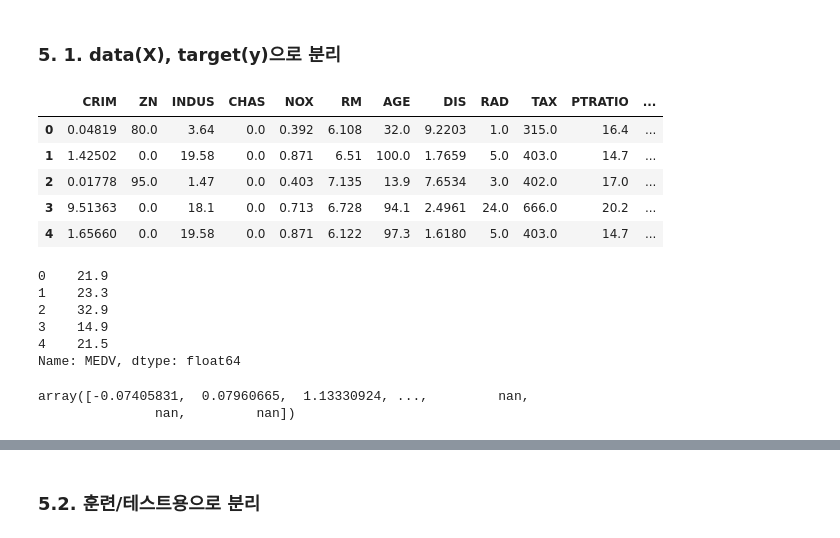
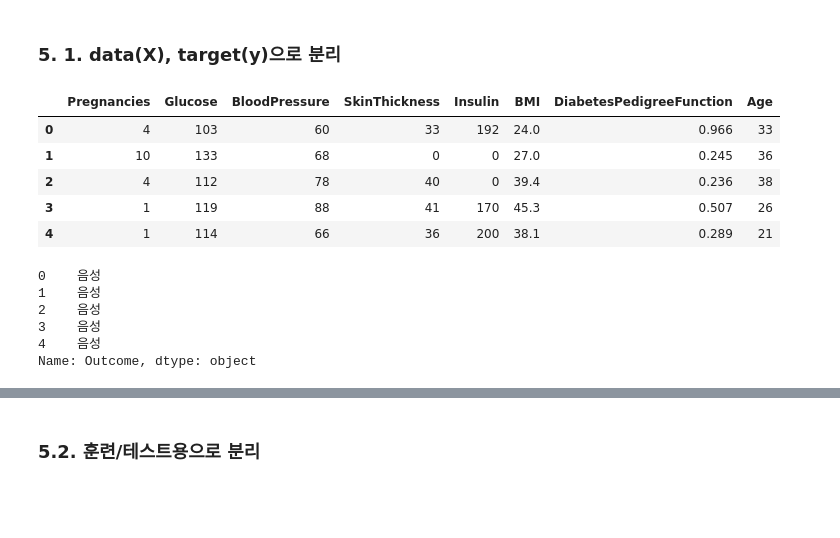
Before and after one commit to mnJ00/Data, a Jupyter notebook: 02_01_Artificial_Neural_Network(예측모델)_pynb.ipynb, the cells around one changed output, grey strips where cells are left out. Cells and saved outputs as stored; diff of their text form; code cells hidden in the pictures; blank space fills up the shorter version.

```diff
--- a/02_01_Artificial_Neural_Network(예측모델)_pynb.ipynb
+++ b/02_01_Artificial_Neural_Network(예측모델)_pynb.ipynb
@@ -109,4 +113,5 @@ Index(['ID', 'CRIM', 'ZN', 'INDUS', 'CHAS', 'NOX', 'RM', 'AGE', 'DIS', 'RAD',
 # %% [markdown]
 ### 3. 1. 필요없는 변수 제거
 # %%
-train = train.drop('ID', axis=1)
+train = train.drop(['ID'], axis =1)
+train
@@ -116,0 +134,3 @@ train = train.drop('ID', axis=1)
+# %%
+train["Outcome"] = train["Outcome"].replace([1,0], ["양성", "음성"])
+train.head()
@@ -217,31 +214,22 @@ for col in categorical_features:
 ### 5. 1. data(X), target(y)으로 분리
 # %%
 ## X값 추출
-X = train.drop(["ID", "MEDV"], axis =1)
+X = train.drop(["Outcome"], axis =1)
 X.head()
 # %% [output]
-|  | CRIM | ZN | INDUS | CHAS | NOX | RM | AGE | DIS | RAD | TAX | PTRATIO | ... |
-| 0 | 0.04819 | 80.0 | 3.64 | 0.0 | 0.392 | 6.108 | 32.0 | 9.2203 | 1.0 | 315.0 | 16.4 | ... |
-| 1 | 1.42502 | 0.0 | 19.58 | 0.0 | 0.871 | 6.51 | 100.0 | 1.7659 | 5.0 | 403.0 | 14.7 | ... |
-| 2 | 0.01778 | 95.0 | 1.47 | 0.0 | 0.403 | 7.135 | 13.9 | 7.6534 | 3.0 | 402.0 | 17.0 | ... |
-| 3 | 9.51363 | 0.0 | 18.1 | 0.0 | 0.713 | 6.728 | 94.1 | 2.4961 | 24.0 | 666.0 | 20.2 | ... |
-| 4 | 1.65660 | 0.0 | 19.58 | 0.0 | 0.871 | 6.122 | 97.3 | 1.6180 | 5.0 | 403.0 | 14.7 | ... |
+|  | Pregnancies | Glucose | BloodPressure | SkinThickness | Insulin | BMI | DiabetesPedigreeFunction | Age |
+| 0 | 4 | 103 | 60 | 33 | 192 | 24.0 | 0.966 | 33 |
+| 1 | 10 | 133 | 68 | 0 | 0 | 27.0 | 0.245 | 36 |
+| 2 | 4 | 112 | 78 | 40 | 0 | 39.4 | 0.236 | 38 |
+| 3 | 1 | 119 | 88 | 41 | 170 | 45.3 | 0.507 | 26 |
+| 4 | 1 | 114 | 66 | 36 | 200 | 38.1 | 0.289 | 21 |
 # %%
-y = train["MEDV"]
+y = train["Outcome"]
 y.head()
 # %% [output]
-0    21.9
-1    23.3
-2    32.9
-3    14.9
-4    21.5
-Name: MEDV, dtype: float64
+0    음성
+1    음성
+2    음성
+3    음성
+4    음성
+Name: Outcome, dtype: object
-# %%
-# y값 표준화
-import numpy as np
-
-y = StandardScaler().fit_transform(y.to_numpy().reshape(-1, 1)).flatten()
-y
-# %% [output]
-array([-0.07405831,  0.07960665,  1.13330924, ...,         nan,
-               nan,         nan])
```
Also changed, not shown: parts of 73 cells of this notebook.
